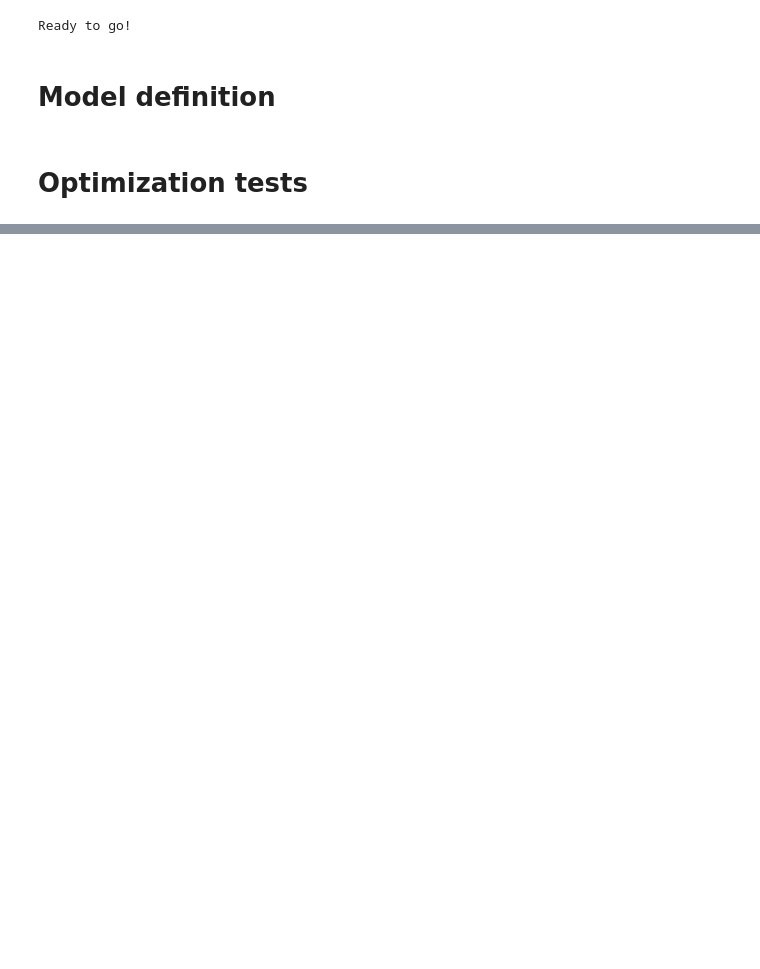
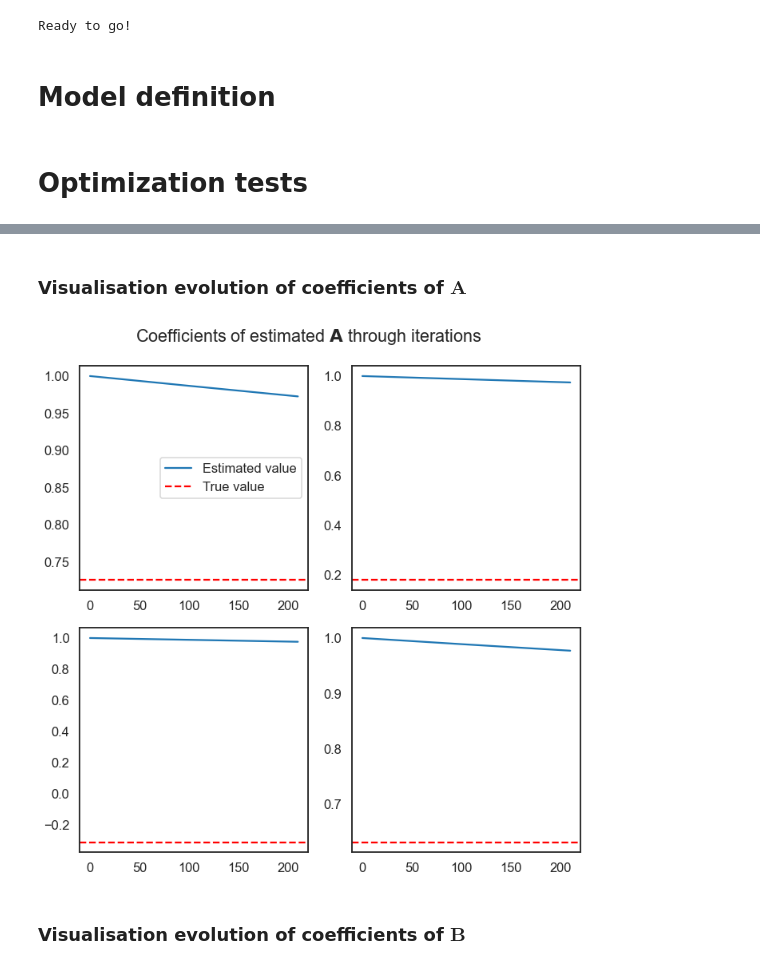
Before and after one commit to LinusBleistein/binary_ts, a Jupyter notebook: torch_structured_optim_softmax.ipynb, the cells around one changed output, grey strips where cells are left out. Cells and saved outputs as stored; diff of their text form; code cells hidden in the pictures; blank space fills up the shorter version.

```diff
--- a/torch_structured_optim_softmax.ipynb
+++ b/torch_structured_optim_softmax.ipynb
@@ -698,0 +772,25 @@ KeyboardInterrupt:
+# %% [markdown]
+### Visualisation evolution of coefficients of $\mathbf{A}$
+# %%
+f,ax=plt.subplots(d,d,figsize=(10,10))
+reshaped_A_track = bints.A_track.reshape(-1,d,d).detach().numpy()
+
+f.suptitle('Coefficients of estimated $\mathbf{A}$ through iterations')
+
+
+for i in np.arange(d):
+    for j in np.arange(d):
+        ax[i,j].plot(reshaped_A_track[1:,i,j],label='Estimated value')
+
+        ax[i,j].axhline(y = bints.true_A[i,j], color = 'r', linestyle = '--',label='True value')
+
+        if i==0 and j==0:
+            ax[i,j].legend()
+
+
+
+plt.tight_layout()
+# %% [output]
+[figure, added]
+# %% [markdown]
+### Visualisation evolution of coefficients of $\mathbf{B}$
```
Also changed, not shown: parts of 30 cells of this notebook.
